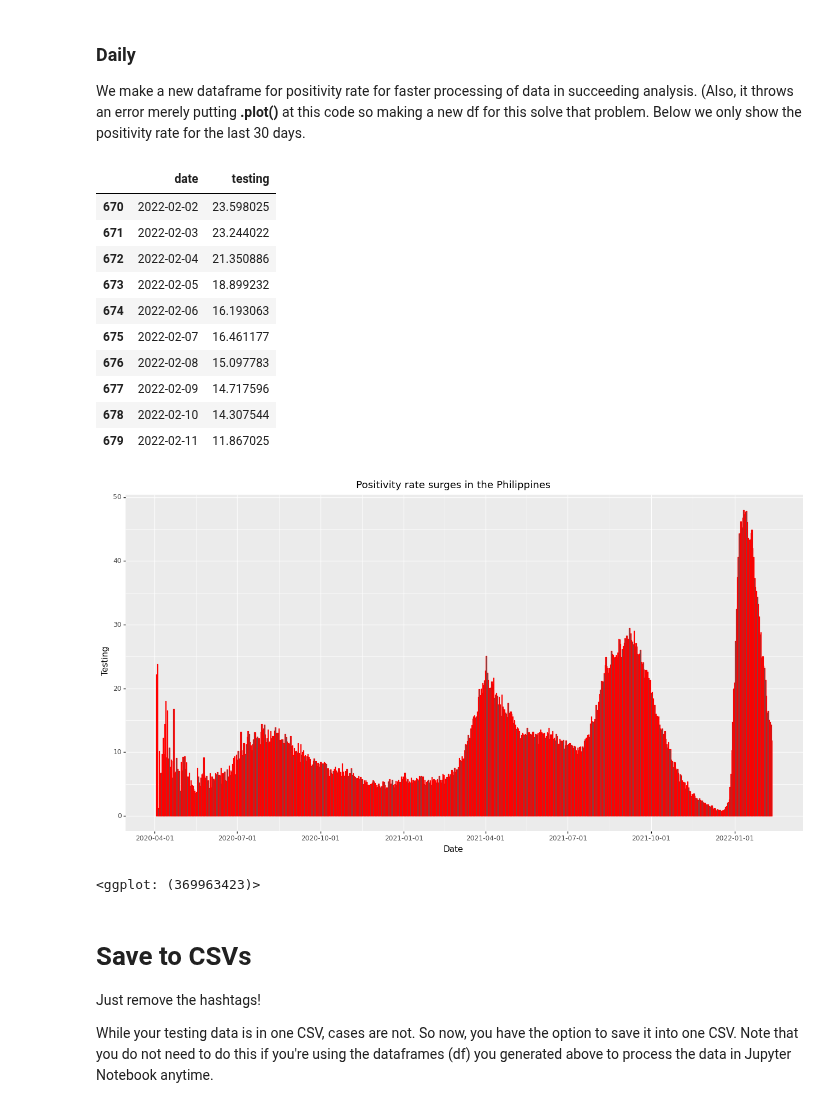
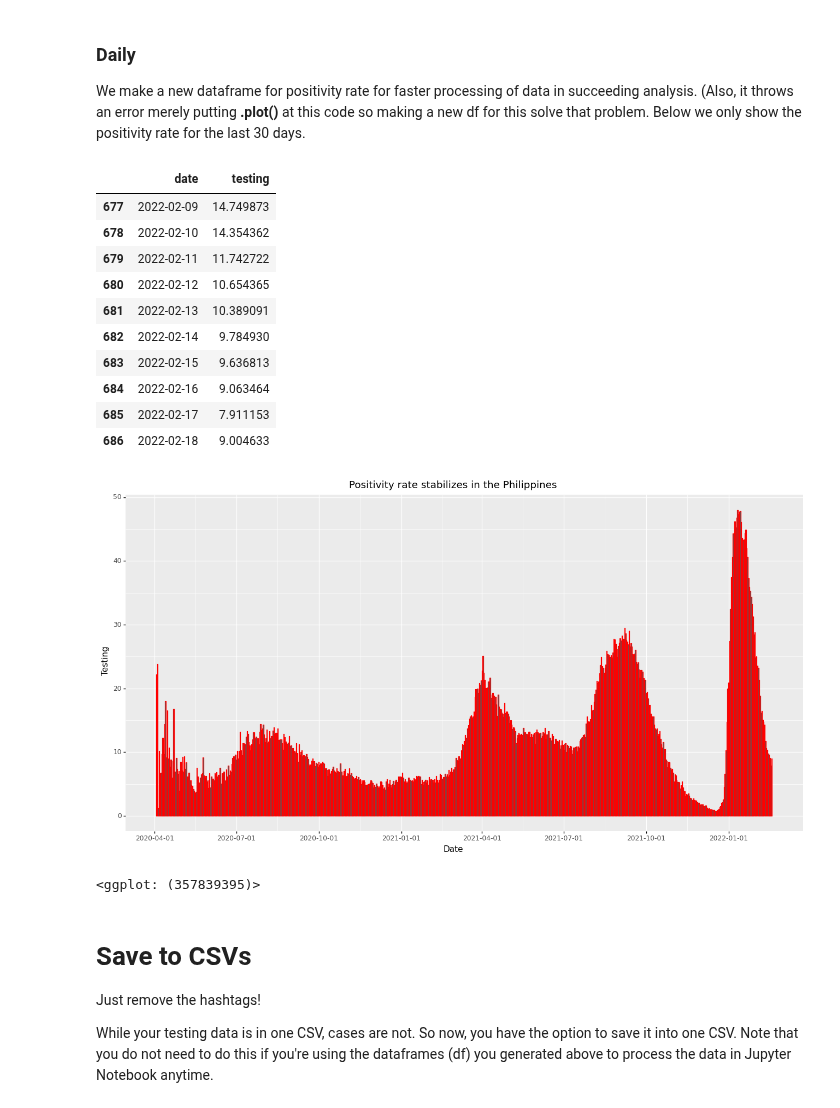
Before and after one commit to pmagtulis/covid-ph, a Jupyter notebook: covid-philippines.ipynb, the cells around one changed output. Saved outputs shown, nothing was run; the diff lists cells and outputs as text; code cells hidden in the pictures.

```diff
--- a/covid-philippines.ipynb
+++ b/covid-philippines.ipynb
@@ -566,7 +566,7 @@ You can check whether they have a significant impact on the broader picture by r
 Try this:
 df[df.daily_output_unique_individuals.isna()]
 # %%
-df_test = pd.read_csv("DOH COVID Data Drop_ 20220212 - 07 Testing Aggregates.csv")
+df_test = pd.read_csv("DOH COVID Data Drop_ 20220219 - 07 Testing Aggregates.csv")
 df_test
 # %% [output]
 |  | facility_name | report_date | avg_turnaround_time | daily_output_samples_tested | daily_output_unique_individuals | ... |
@@ -855,26 +856,26 @@ df_pos2.columns = ['date', 'testing']
 df_pos2.tail(10)
 # %% [output]
 |  | date | testing |
-| 670 | 2022-02-02 | 23.598025 |
-| 671 | 2022-02-03 | 23.244022 |
-| 672 | 2022-02-04 | 21.350886 |
-| 673 | 2022-02-05 | 18.899232 |
-| 674 | 2022-02-06 | 16.193063 |
-| 675 | 2022-02-07 | 16.461177 |
-| 676 | 2022-02-08 | 15.097783 |
-| 677 | 2022-02-09 | 14.717596 |
-| 678 | 2022-02-10 | 14.307544 |
-| 679 | 2022-02-11 | 11.867025 |
+| 677 | 2022-02-09 | 14.749873 |
+| 678 | 2022-02-10 | 14.354362 |
+| 679 | 2022-02-11 | 11.742722 |
+| 680 | 2022-02-12 | 10.654365 |
+| 681 | 2022-02-13 | 10.389091 |
+| 682 | 2022-02-14 | 9.784930 |
+| 683 | 2022-02-15 | 9.636813 |
+| 684 | 2022-02-16 | 9.063464 |
+| 685 | 2022-02-17 | 7.911153 |
+| 686 | 2022-02-18 | 9.004633 |
 # %%
 (
     ggplot(df_pos2, aes('date', 'testing')) +
            geom_col(color="red", stat="identity") +
            theme(figure_size=(16,8)) +
-           labs(x= "Date", y="Testing", title="Positivity rate surges in the Philippines")
+           labs(x= "Date", y="Testing", title="Positivity rate stabilizes in the Philippines")
 )
 # %% [output]
-[figure, old version]
+[figure, new version]
-<ggplot: (369963423)>
+<ggplot: (357839395)>
 # %% [markdown]
 # Save to CSVs
 
```
Also changed, not shown: parts of 44 cells of this notebook.
